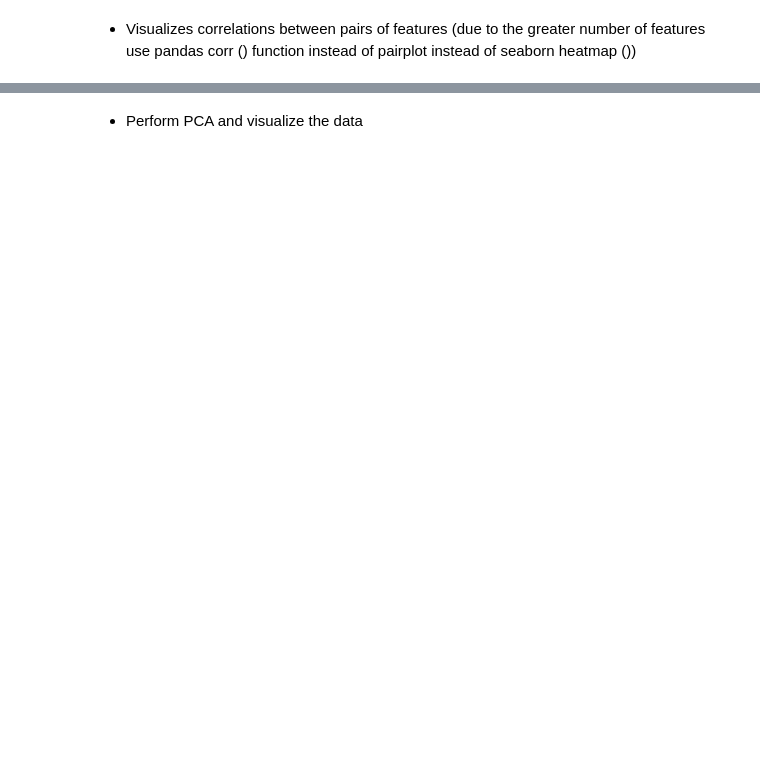
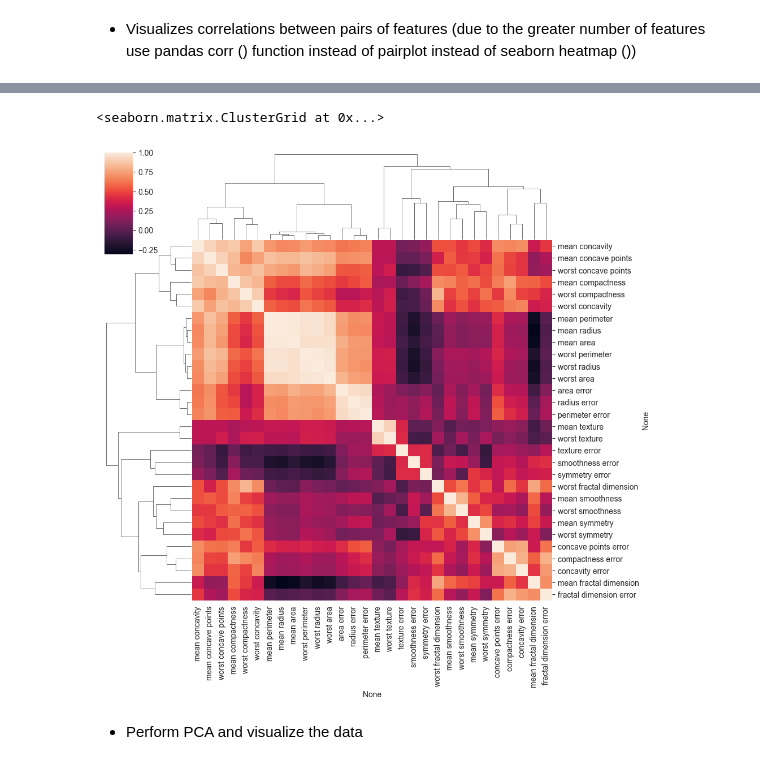
Before and after one commit to my-alaska/data-visualization, a Jupyter notebook: pca_and_kernel_pca.ipynb, the cells around one changed output, grey strips where cells are left out. Cells and saved outputs as stored; diff of their text form; code cells hidden in the pictures; blank space fills up the shorter version.

```diff
--- a/pca_and_kernel_pca.ipynb
+++ b/pca_and_kernel_pca.ipynb
@@ -221,2 +249,7 @@ Together, the first two principal components contain 95.80% of the information.
+# %%
+sns.clustermap(cancer.drop("target",axis=1).corr())
+# %% [output]
+<seaborn.matrix.ClusterGrid at 0x...>
+[figure, added]
 # %% [markdown]
 * Perform PCA and visualize the data
```
Also changed, not shown: parts of 20 cells of this notebook.
